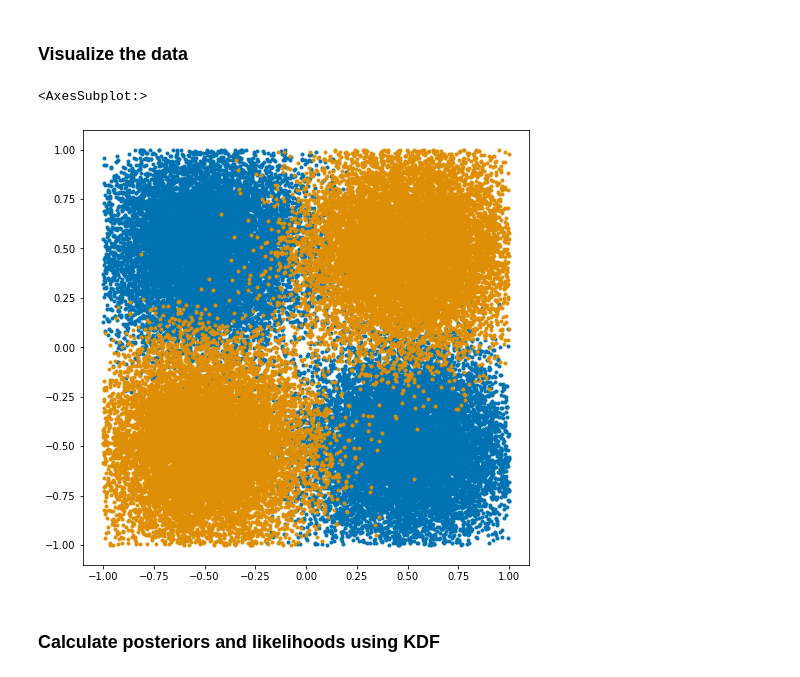
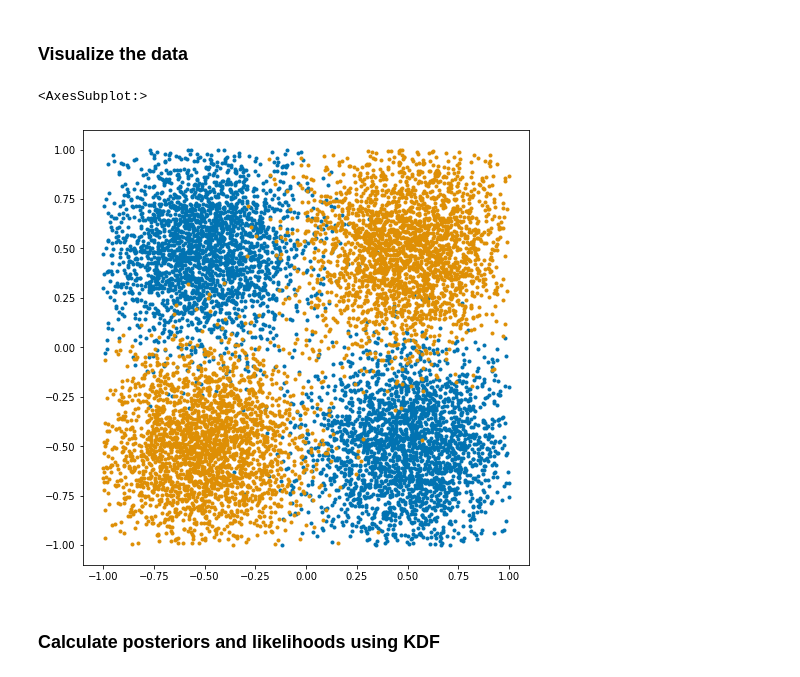
Before and after one commit to neurodata/kdg, a Jupyter notebook: benchmarks/kdf_experiments/gxor.ipynb, the cells around one changed output. Cells and saved outputs as stored; diff of their text form; code cells hidden in the pictures.

```diff
--- a/benchmarks/kdf_experiments/gxor.ipynb
+++ b/benchmarks/kdf_experiments/gxor.ipynb
@@ -13,11 +13,11 @@ from sklearn.metrics import roc_auc_score
 # %% [markdown]
 ### Visualize the data
 # %%
-X, y = generate_gaussian_parity(50000)
+X, y = generate_gaussian_parity(10000)
 plot_2dsim(X, y)
 # %% [output]
 <AxesSubplot:>
-[figure, old version]
+[figure, new version]
 # %% [markdown]
 ### Calculate posteriors and likelihoods using KDF
 # %%
```
Also changed, not shown: parts of 7 cells of this notebook, 10 other files.
